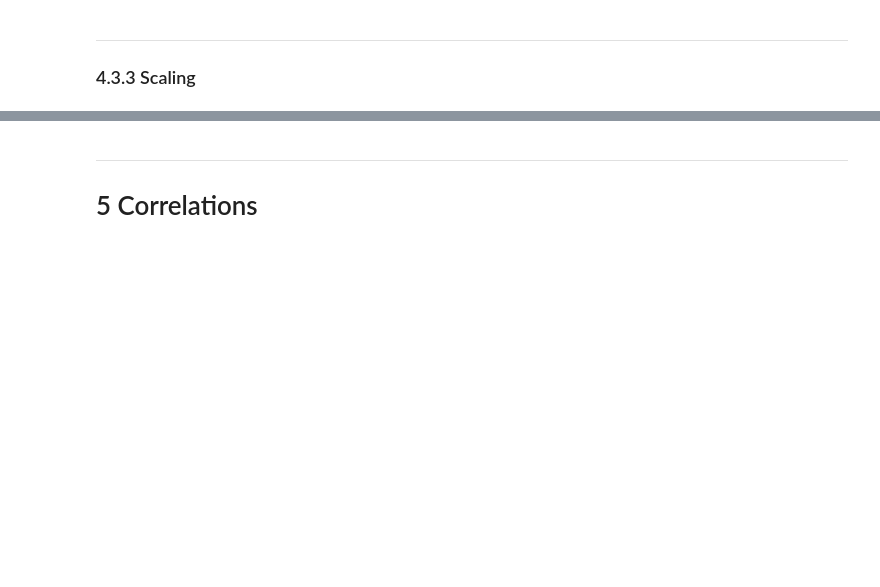
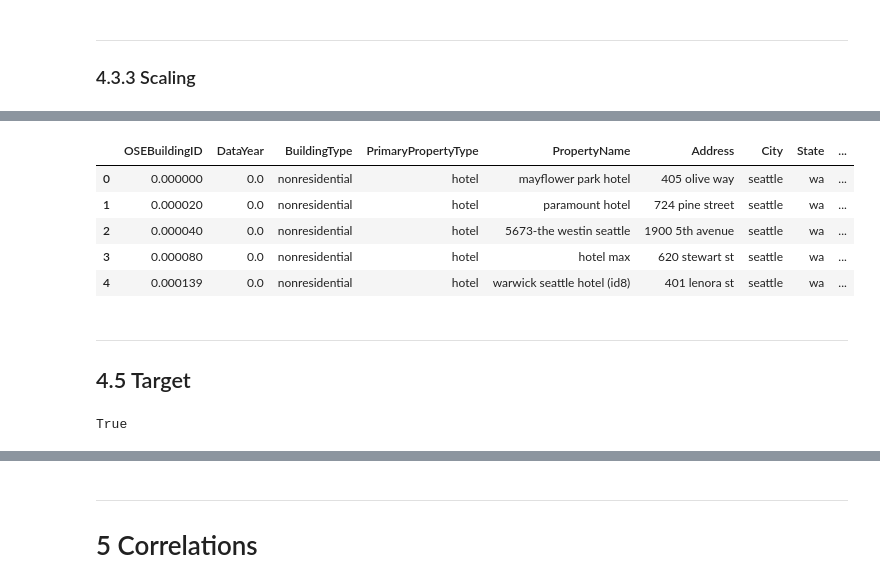
Before and after one commit to curiousmindflow/oc-ml-p3, a Jupyter notebook: preparation.ipynb, the cells around one changed output, grey strips where cells are left out. Saved outputs shown, nothing was run; the diff lists cells and outputs as text; code cells hidden in the pictures; blank space fills up the shorter version.

```diff
--- a/preparation.ipynb
+++ b/preparation.ipynb
@@ -3,11 +3,11 @@
 # %%
 config = {
     "overview": {
-        "overview_plot": True
+        "overview_plot": False
     },
     "cleaning": {
         "emptyness": {
-            "overview_plot": True
+            "overview_plot": False
         },
         "categoricals": {
             "types": {
@@ -18,20 +18,20 @@ config = {
             }
         },
         "numericals": {
-            "overview_plot": True,
+            "overview_plot": False,
             "outliers": {
                 "remove": True,
-                "plot": True
+                "plot": False
             },
             "scaling": {
-                "distrib_plot": True
+                "distrib_plot": False
             }
         }
     },
     "correlations": {
-        "heatmap_pre_plot": True,
-        "correlation_process": True,
-        "heatmap_post_plot": True
+        "heatmap_pre_plot": False,
+        "correlation_process": False,
+        "heatmap_post_plot": False
     }
 }
 # %% [markdown]
@@ -382,0 +484,3 @@ if config["cleaning"]["numericals"]["scaling"]["distrib_plot"]:
+# %%
+data[numerical_data.columns] = pd.DataFrame(data=minmax_scale(numerical_data), columns=numerical_data.columns)
+data[numerical_data.columns].head()
@@ -382,0 +494,9 @@ if config["cleaning"]["numericals"]["scaling"]["distrib_plot"]:
+# %%
+data.head()
+# %% [output]
+|  | OSEBuildingID | DataYear | BuildingType | PrimaryPropertyType | PropertyName | Address | City | State | ... |
+| 0 | 0.000000 | 0.0 | nonresidential | hotel | mayflower park hotel | 405 olive way | seattle | wa | ... |
+| 1 | 0.000020 | 0.0 | nonresidential | hotel | paramount hotel | 724 pine street | seattle | wa | ... |
+| 2 | 0.000040 | 0.0 | nonresidential | hotel | 5673-the westin seattle | 1900 5th avenue | seattle | wa | ... |
+| 3 | 0.000080 | 0.0 | nonresidential | hotel | hotel max | 620 stewart st | seattle | wa | ... |
+| 4 | 0.000139 | 0.0 | nonresidential | hotel | warwick seattle hotel (id8) | 401 lenora st | seattle | wa | ... |
@@ -382,0 +506,3 @@ if config["cleaning"]["numericals"]["scaling"]["distrib_plot"]:
+# %% [markdown]
+***
+## 4.5 Target
@@ -382,0 +511,4 @@ if config["cleaning"]["numericals"]["scaling"]["distrib_plot"]:
+# %%
+data[target].isna().any()
+# %% [output]
+True
```
Also changed, not shown: parts of 29 cells of this notebook, 2 other files.
